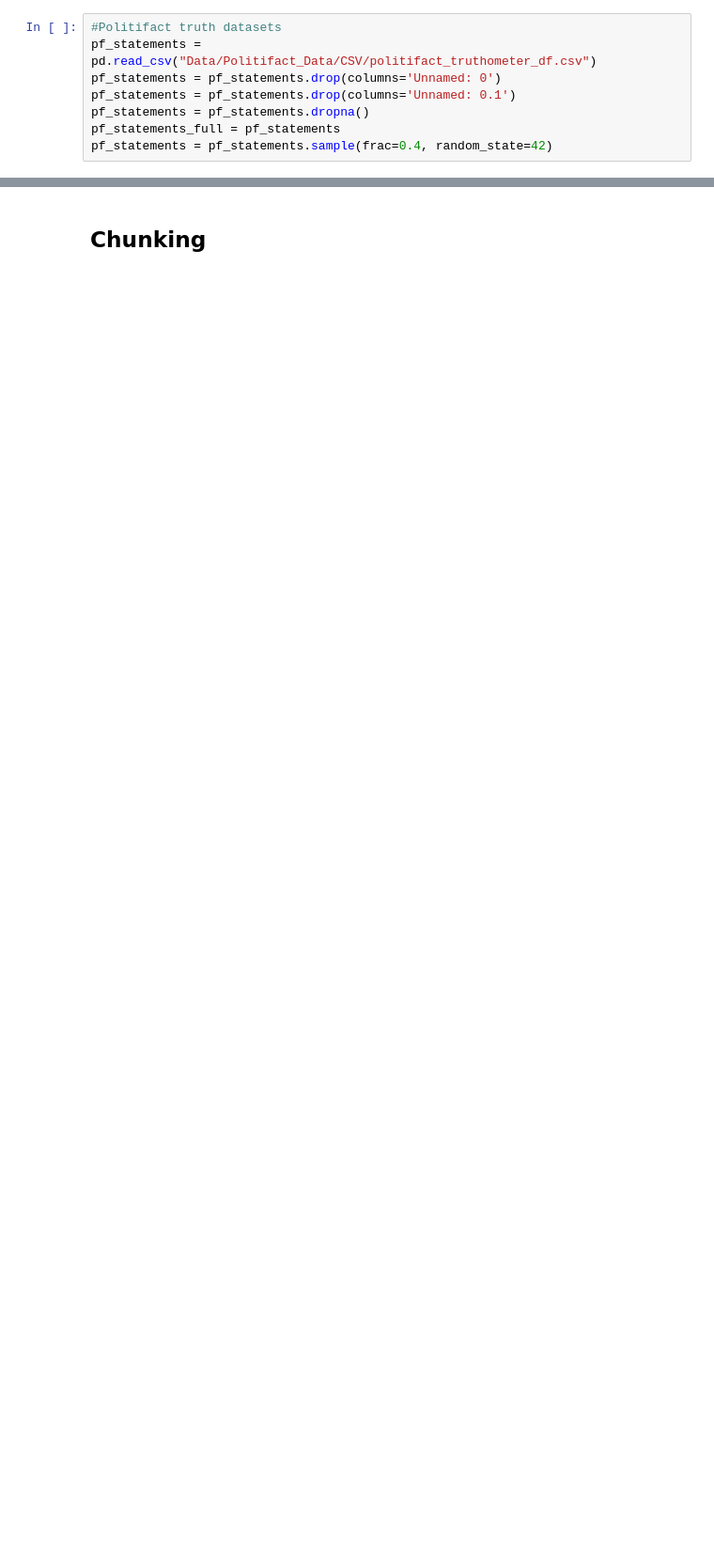
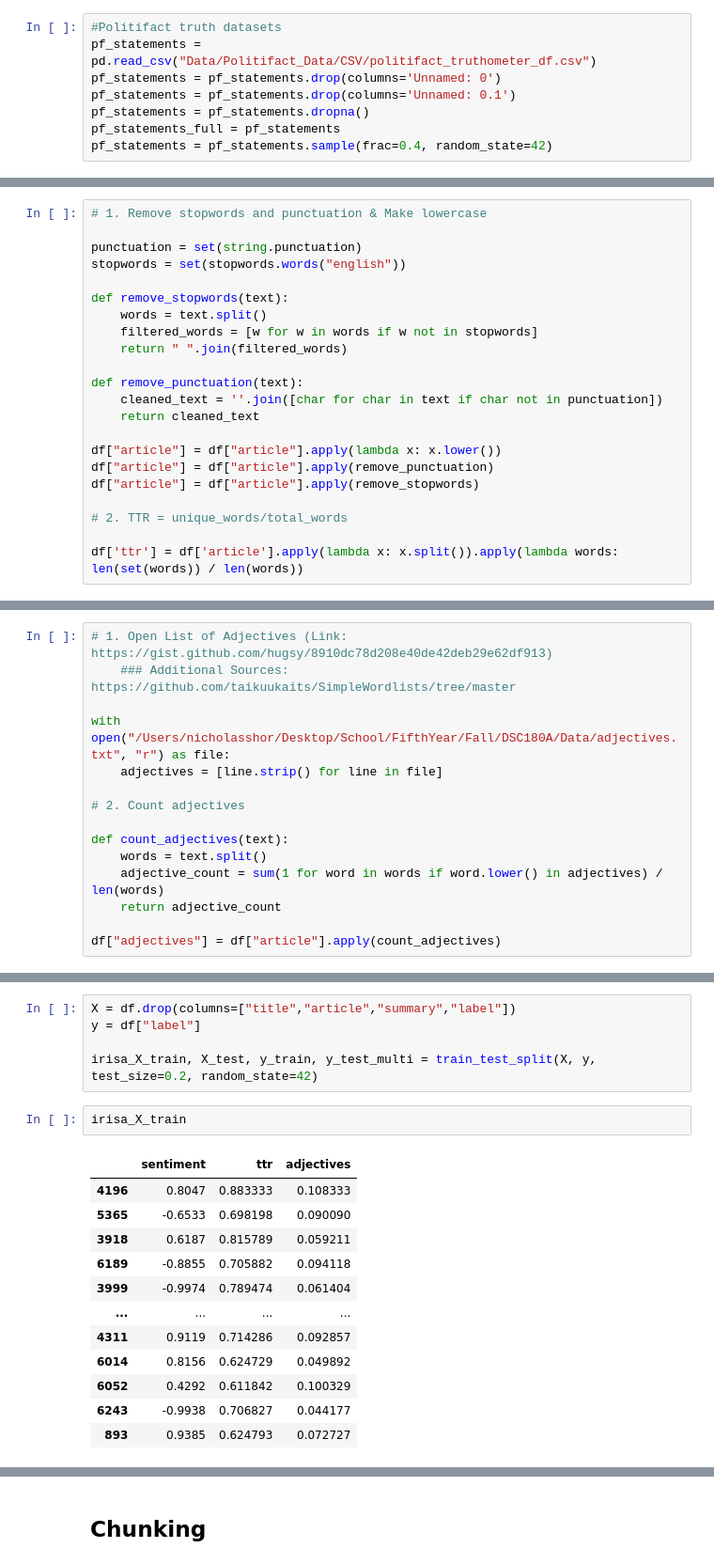
Before and after one commit to hluu01/DSC180A_B09_2, a Jupyter notebook: FullModelPipeline.ipynb, the cells around one changed output, grey strips where cells are left out. Shown at 94% size. Cells and saved outputs as stored; diff of their text form; blank space fills up the shorter version.

```diff
--- a/FullModelPipeline.ipynb
+++ b/FullModelPipeline.ipynb
@@ -117,0 +229,22 @@ scicheckorg_articles.dropna(inplace=True)
+# %%
+# 1. Remove stopwords and punctuation & Make lowercase
+
+punctuation = set(string.punctuation)
+stopwords = set(stopwords.words("english"))
+
+def remove_stopwords(text):
+    words = text.split()
+    filtered_words = [w for w in words if w not in stopwords]
+    return " ".join(filtered_words)
+
+def remove_punctuation(text):
+    cleaned_text = ''.join([char for char in text if char not in punctuation])
+    return cleaned_text
+
+df["article"] = df["article"].apply(lambda x: x.lower())
+df["article"] = df["article"].apply(remove_punctuation)
+df["article"] = df["article"].apply(remove_stopwords)
+
+# 2. TTR = unique_words/total_words
+
+df['ttr'] = df['article'].apply(lambda x: x.split()).apply(lambda words: len(set(words)) / len(words))
@@ -117,0 +253,15 @@ scicheckorg_articles.dropna(inplace=True)
+# %%
+# 1. Open List of Adjectives (Link: https://gist.github.com/hugsy/8910dc78d208e40de42deb29e62df913)
+    ### Additional Sources: https://github.com/taikuukaits/SimpleWordlists/tree/master
+
+with open("/Users/nicholasshor/Desktop/School/FifthYear/Fall/DSC180A/Data/adjectives.txt", "r") as file:
+    adjectives = [line.strip() for line in file]
+
+# 2. Count adjectives
+
+def count_adjectives(text):
+    words = text.split()
+    adjective_count = sum(1 for word in words if word.lower() in adjectives) / len(words)
+    return adjective_count
+
+df["adjectives"] = df["article"].apply(count_adjectives)
@@ -117,0 +270,20 @@ scicheckorg_articles.dropna(inplace=True)
+# %%
+X = df.drop(columns=["title","article","summary","label"])
+y = df["label"]
+
+irisa_X_train, X_test, y_train, y_test_multi = train_test_split(X, y, test_size=0.2, random_state=42)
+# %%
+irisa_X_train
+# %% [output]
+|  | sentiment | ttr | adjectives |
+| 4196 | 0.8047 | 0.883333 | 0.108333 |
+| 5365 | -0.6533 | 0.698198 | 0.090090 |
+| 3918 | 0.6187 | 0.815789 | 0.059211 |
+| 6189 | -0.8855 | 0.705882 | 0.094118 |
+| 3999 | -0.9974 | 0.789474 | 0.061404 |
+| ... | ... | ... | ... |
+| 4311 | 0.9119 | 0.714286 | 0.092857 |
+| 6014 | 0.8156 | 0.624729 | 0.049892 |
+| 6052 | 0.4292 | 0.611842 | 0.100329 |
+| 6243 | -0.9938 | 0.706827 | 0.044177 |
+| 893 | 0.9385 | 0.624793 | 0.072727 |
```
Also changed, not shown: parts of 76 cells of this notebook.
